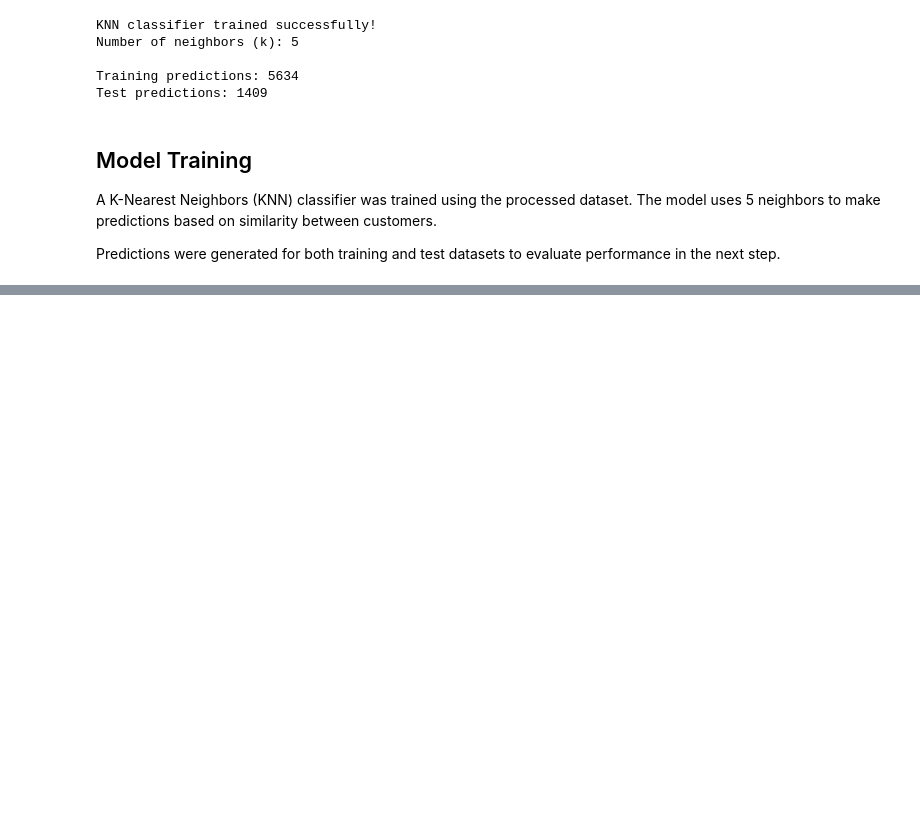
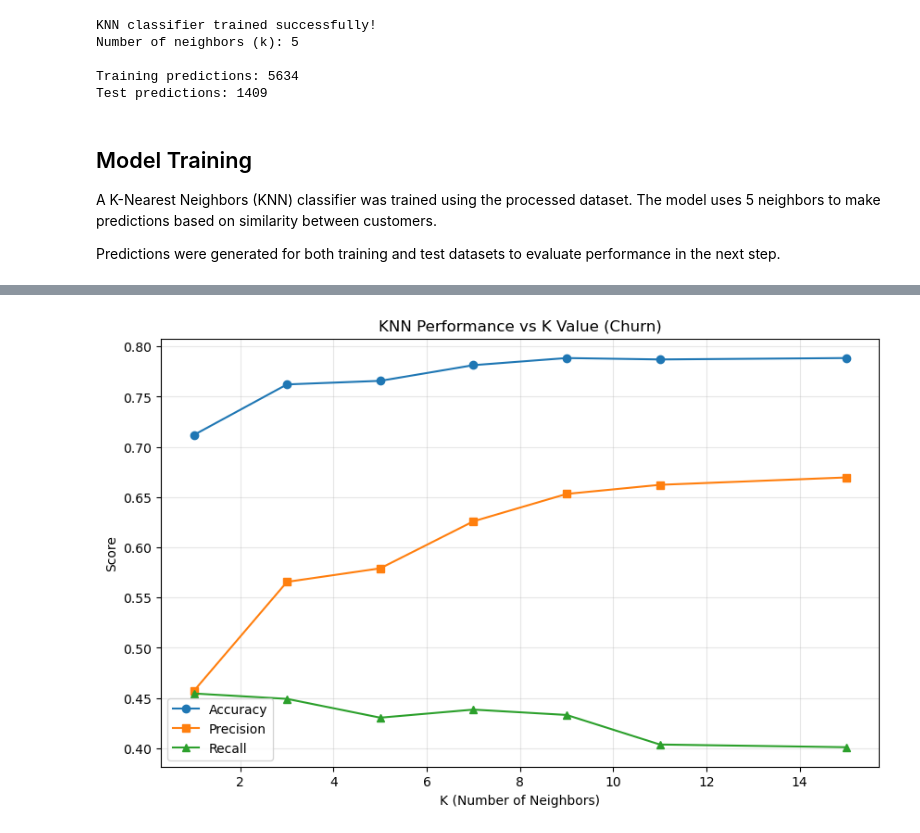
Before and after one commit to felipevalenta-marketing/churn-prediction, a Jupyter notebook: churn_prediction.ipynb, the cells around one changed output, grey strips where cells are left out. Drawn from its saved outputs; the diff is of its cells as text; code cells hidden in the pictures; blank space fills up the shorter version.

```diff
--- a/churn_prediction.ipynb
+++ b/churn_prediction.ipynb
@@ -259,3 +259,15 @@ The dataset was successfully prepared for modeling. Categorical variables were c
 The dataset contains 7,043 samples and 30 features after encoding. Additionally, the data shows class imbalance, with significantly more non-churn customers than churn customers.
 
 This imbalance suggests that evaluation metrics such as recall will be particularly important when assessing model performance.
+# %%
+from sklearn.preprocessing import StandardScaler
+
+# Scale features for KNN
+scaler = StandardScaler()
+
+X_train_scaled = scaler.fit_transform(X_train)
+X_test_scaled = scaler.transform(X_test)
+
+print("Feature scaling completed!")
+print(f"Scaled training shape: {X_train_scaled.shape}")
+print(f"Scaled test shape: {X_test_scaled.shape}")
@@ -261,0 +278,9 @@ This imbalance suggests that evaluation metrics such as recall will be particula
+# %%
+knn_scaled = KNeighborsClassifier(n_neighbors=5)
+
+knn_scaled.fit(X_train_scaled, y_train)
+
+print("Scaled KNN classifier trained successfully!")
+
+y_train_pred_scaled = knn_scaled.predict(X_train_scaled)
+y_test_pred_scaled = knn_scaled.predict(X_test_scaled)
@@ -289,0 +517,17 @@ Predictions were generated for both training and test datasets to evaluate perfo
+# %%
+plt.figure(figsize=(10, 6))
+
+plt.plot(results_df["K"], results_df["Accuracy"], marker="o", label="Accuracy")
+plt.plot(results_df["K"], results_df["Precision"], marker="s", label="Precision")
+plt.plot(results_df["K"], results_df["Recall"], marker="^", label="Recall")
+
+plt.xlabel("K (Number of Neighbors)")
+plt.ylabel("Score")
+plt.title("KNN Performance vs K Value (Churn)")
+plt.legend()
+plt.grid(True, alpha=0.3)
+
+plt.savefig("knn_k_comparison_churn.png", dpi=150, bbox_inches="tight")
+plt.show()
+# %% [output]
+[figure, added]
```
Also changed, not shown: parts of 14 cells of this notebook.
